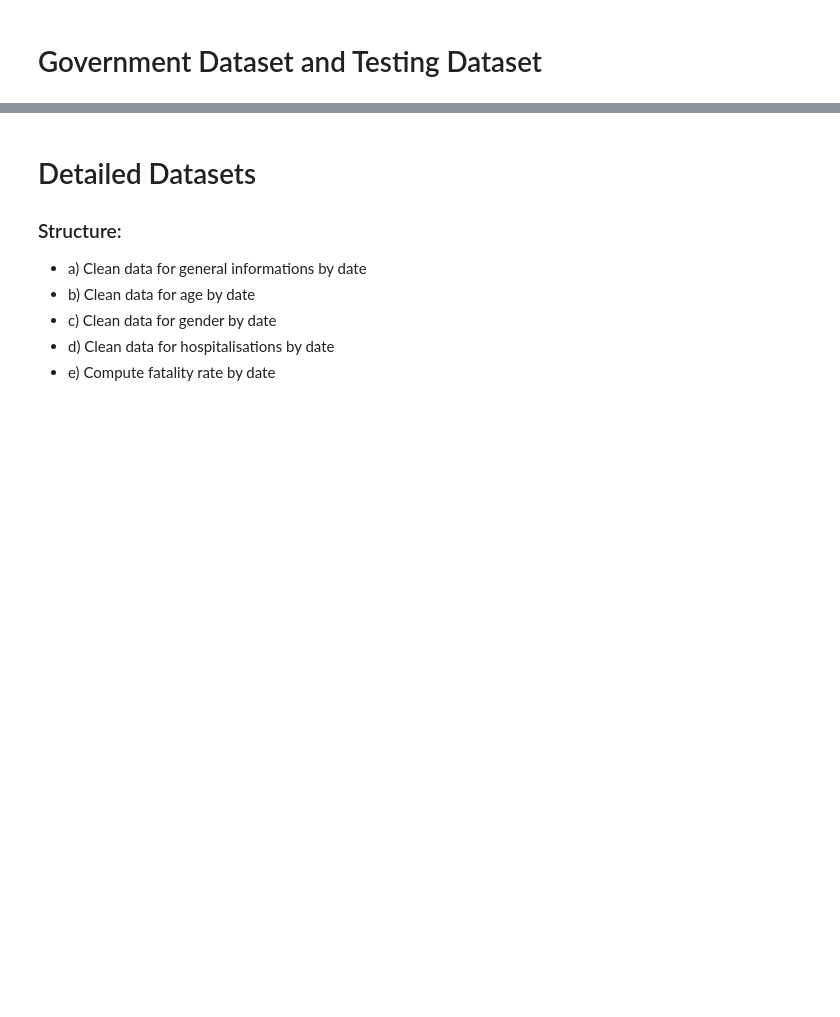
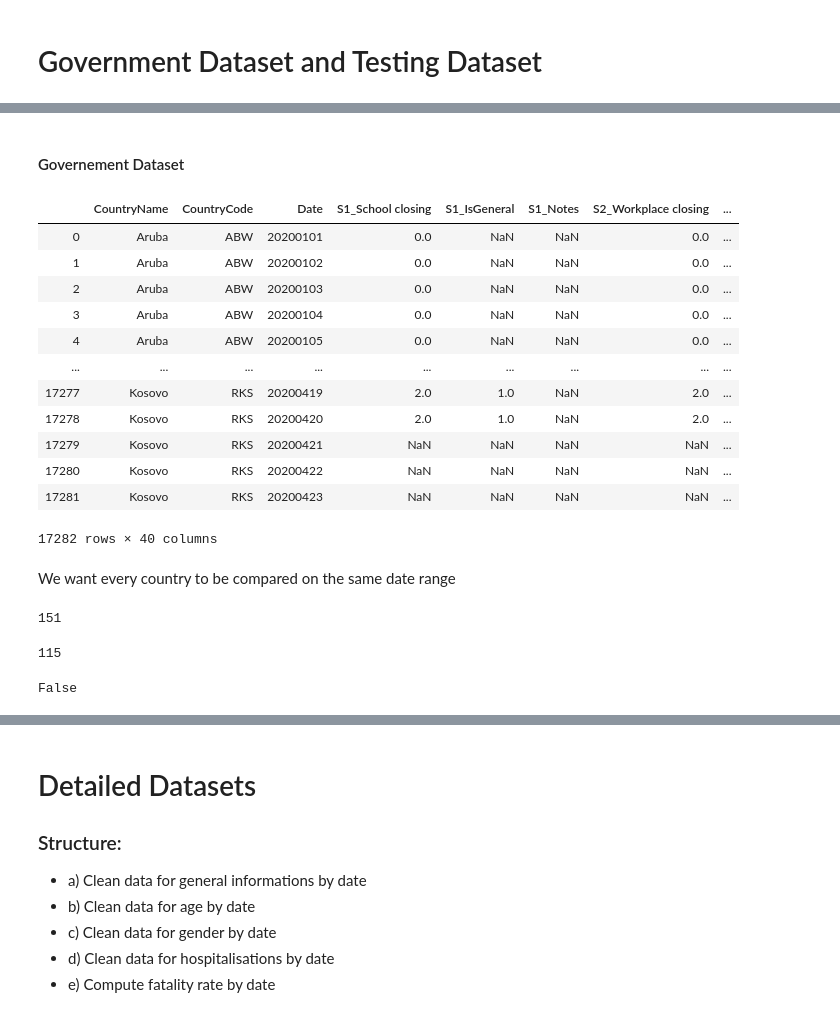
Before and after one commit to com-480-data-visualization/com-480-project-pouletpanier, a Jupyter notebook: Milstone2.ipynb, the cells around one changed output, grey strips where cells are left out. Cells and saved outputs as stored; diff of their text form; code cells hidden in the pictures; blank space fills up the shorter version.

Commit message:
merge with governemnt dataset and testing dataset

```diff
--- a/Milstone2.ipynb
+++ b/Milstone2.ipynb
@@ -4,0 +61,20 @@
+# %% [markdown]
+#### Governement Dataset
+# %%
+gov_oxford = pd.read_csv('data/gov_oxford.csv')
+# %%
+gov_oxford
+# %% [output]
+|  | CountryName | CountryCode | Date | S1_School closing | S1_IsGeneral | S1_Notes | S2_Workplace closing | ... |
+| 0 | Aruba | ABW | 20200101 | 0.0 | NaN | NaN | 0.0 | ... |
+| 1 | Aruba | ABW | 20200102 | 0.0 | NaN | NaN | 0.0 | ... |
+| 2 | Aruba | ABW | 20200103 | 0.0 | NaN | NaN | 0.0 | ... |
+| 3 | Aruba | ABW | 20200104 | 0.0 | NaN | NaN | 0.0 | ... |
+| 4 | Aruba | ABW | 20200105 | 0.0 | NaN | NaN | 0.0 | ... |
+| ... | ... | ... | ... | ... | ... | ... | ... | ... |
+| 17277 | Kosovo | RKS | 20200419 | 2.0 | 1.0 | NaN | 2.0 | ... |
+| 17278 | Kosovo | RKS | 20200420 | 2.0 | 1.0 | NaN | 2.0 | ... |
+| 17279 | Kosovo | RKS | 20200421 | NaN | NaN | NaN | NaN | ... |
+| 17280 | Kosovo | RKS | 20200422 | NaN | NaN | NaN | NaN | ... |
+| 17281 | Kosovo | RKS | 20200423 | NaN | NaN | NaN | NaN | ... |
+17282 rows × 40 columns
@@ -4,0 +83,14 @@
+# %% [markdown]
+We want every country to be compared on the same date range
+# %%
+len(gov_oxford['CountryName'].unique())
+# %% [output]
+151
+# %%
+len(gov_oxford['Date'].unique())
+# %% [output]
+115
+# %%
+gov_oxford[['CountryName', 'Date']].isnull().values.any()
+# %% [output]
+False
```
Also changed, not shown: parts of 73 cells of this notebook.
